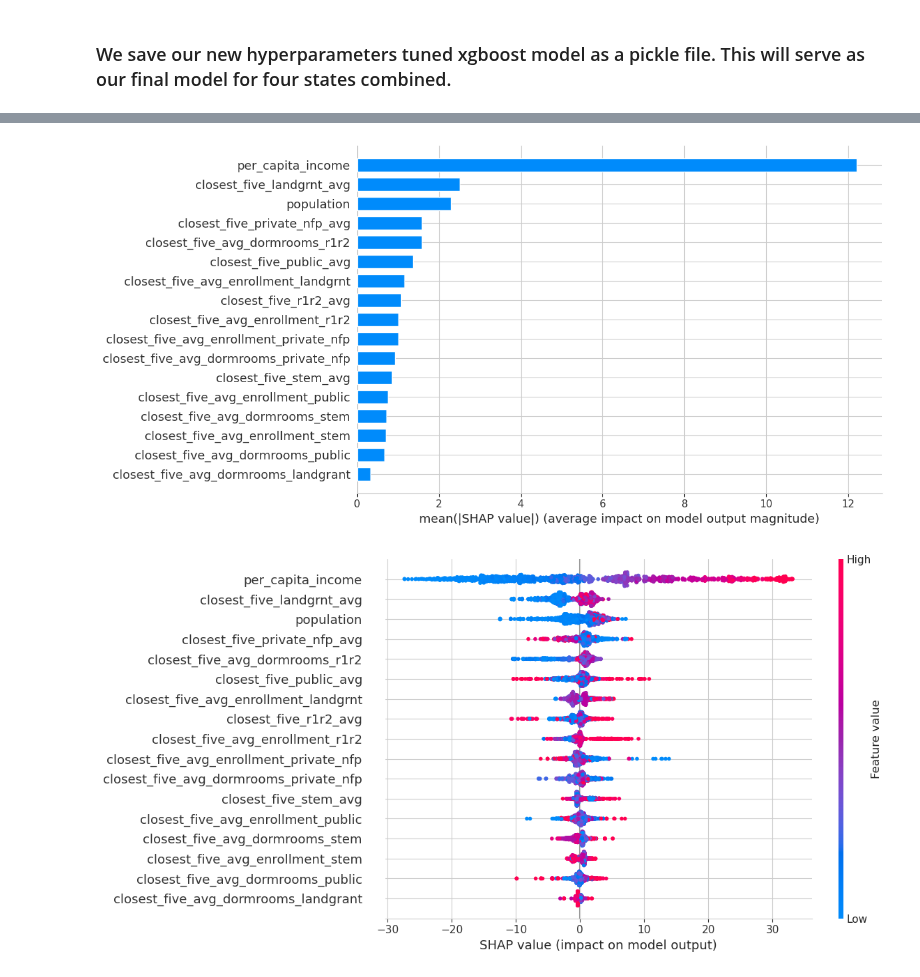
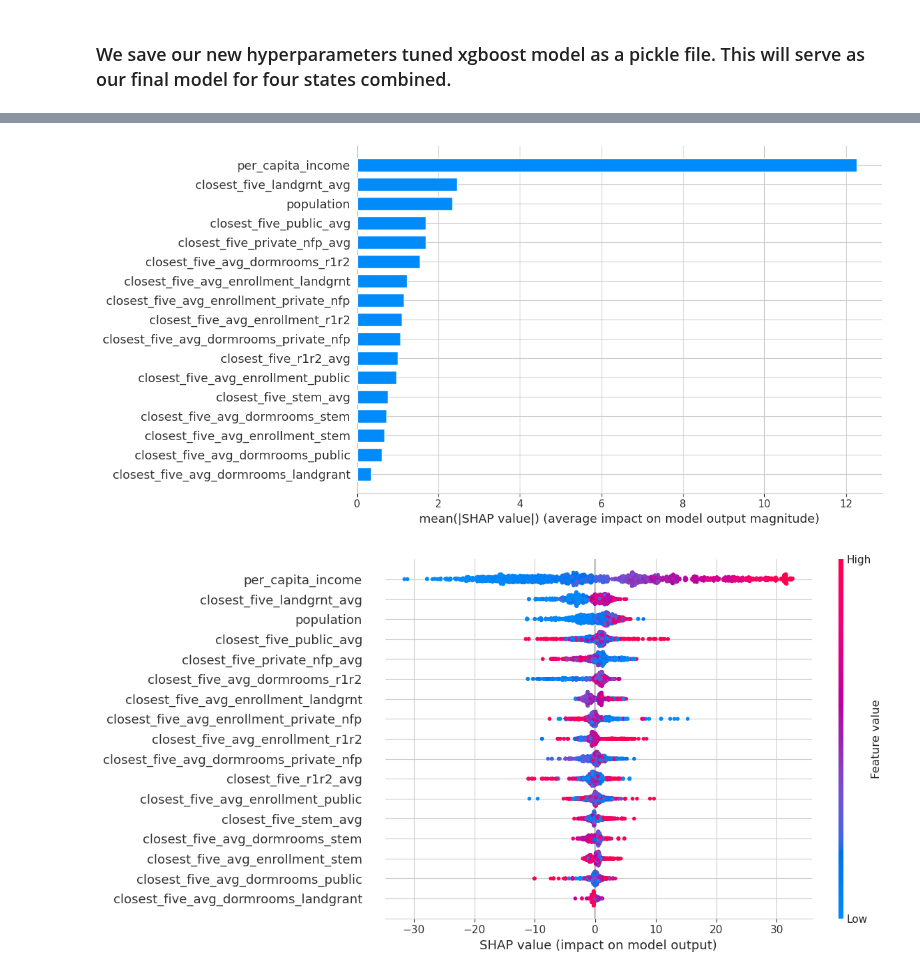
Before and after one commit to mcelhens/AP-Outcomes-to-University-Metrics, a Jupyter notebook: four_states_combined_models.ipynb, the cells around one changed output, grey strips where cells are left out. Cells and saved outputs as stored; diff of their text form; code cells hidden in the pictures.

```diff
--- a/four_states_combined_models.ipynb
+++ b/four_states_combined_models.ipynb
@@ -378,5 +394,5 @@ print(r2_score(xgb_pca_preds,validation['PERCENT_3_OR_ABOVE']))
 # %%
-xgb_preds = xgb_model.predict(validation[features])
-print(root_mean_squared_error(xgb_preds,validation['PERCENT_3_OR_ABOVE']))
-print(r2_score(xgb_preds,validation['PERCENT_3_OR_ABOVE']))
+xgb_old_preds = xgb_old_model.predict(dtest_reg)
+print(root_mean_squared_error(xgb_old_preds,validation['PERCENT_3_OR_ABOVE']))
+print(r2_score(validation['PERCENT_3_OR_ABOVE'],xgb_old_preds,multioutput='variance_weighted'))
 # %% [output]
@@ -421,11 +430,12 @@ for train_index, test_index in kfold.split(training):
     rsquared[0, i] = r2_score(holdout_data['PERCENT_3_OR_ABOVE'], baseline_pred)
 
     ## Fit and get ho mse for new hyperparameter tuned xgboost model
-    xgb_model = xgb.XGBRegressor(n_estimators=1000, max_depth=3, learning_rate=0.05,objective= 'reg:squarederror')
+    xgb_model = xgb.XGBRegressor(n_estimators=800, max_depth=3, learning_rate=0.1,objective= 'reg:squarederror')
     xgb_model.fit(train_data[features],train_data['PERCENT_3_OR_ABOVE'])
 
     rmses[1, i] = root_mean_squared_error(holdout_data['PERCENT_3_OR_ABOVE'], xgb_model.predict(holdout_data[features]))
-    rsquared[1, i] = xgb_model.score(holdout_data[features],holdout_data['PERCENT_3_OR_ABOVE'])
+    xgb_preds = xgb_model.predict(holdout_data[features])
+    rsquared[1, i] = r2_score(holdout_data['PERCENT_3_OR_ABOVE'],xgb_preds)
 
 
     ## Fit and get ho mse for old (not hyperparameter tuned) xgboost model
@@ -449,13 +459,13 @@ for train_index, test_index in kfold.split(training):
 
     y_pred = xgb_old_model.predict(dtest_reg)
     rmses[2,i] = root_mean_squared_error(holdout_data['PERCENT_3_OR_ABOVE'],y_pred)
-    rsquared[2, i] = r2_score(holdout_data['PERCENT_3_OR_ABOVE'], y_pred)
+    rsquared[2, i] = r2_score(holdout_data['PERCENT_3_OR_ABOVE'], y_pred,multioutput='variance_weighted')
 
 
     ## Fit and get ho mse for xgb PCA(0.95) model with hyperparameter tuning
     xgb_pca_pipe = Pipeline([('scale', StandardScaler()),
                              ('pca', PCA(0.95)), (
-                                 'xgb_model', xgb.XGBRegressor(n_estimators=1000, max_depth=3, learning_rate=0.05,objective= 'reg:squarederror'))])
+                                 'xgb_model', xgb.XGBRegressor(n_estimators=800, max_depth=3, learning_rate=0.1,objective= 'reg:squarederror'))])
     xgb_pca_pipe.fit(train_data[features],train_data['PERCENT_3_OR_ABOVE'])
 
     rmses[3, i] = root_mean_squared_error(holdout_data['PERCENT_3_OR_ABOVE'], xgb_pca_pipe.predict(holdout_data[features]))
@@ -509,7 +519,7 @@ Hyperparameter tuned with PCA(0.95) xgboost model Avg. CV score: 0.6981785958463
 # %% [markdown]
 ### We save our new hyperparameters tuned xgboost model as a pickle file. This will serve as our final model for four states combined.
 # %%
-xgb_model = xgb.XGBRegressor(n_estimators=1000, max_depth=3, learning_rate=0.05,objective= 'reg:squarederror')
+xgb_model = xgb.XGBRegressor(n_estimators=800, max_depth=3, learning_rate=0.1,objective= 'reg:squarederror')
 xgb_model.fit(train[features],train['PERCENT_3_OR_ABOVE'])
 # %% [output]
 XGBRegressor(base_score=None, booster=None, callbacks=None,
@@ -540,4 +583,5 @@ shap_values = explainer.shap_values(X_train)
 # %%
+fig = plt.figure()
 shap.summary_plot(
     shap_values,
     X_train,
@@ -546,13 +590,18 @@ shap.summary_plot(
     plot_size=[12, 6]
 )
 plt.show()
+with open('data/Four_states_combined_models_pickled/shap_xgb_hypertuned_bar_plot.pkl', 'wb') as f:
+    pickle.dump(fig, f)
 plt.close()
 # %% [output]
-[figure, old version]
+[figure, new version]
 # %%
 ### the scatter plot
+fig = plt.figure()
 shap.summary_plot(shap_values, X_train, show=False, plot_size=[12, 6])
 plt.show()
+with open('data/Four_states_combined_models_pickled/shap_xgb_hypertuned_scatter_plot.pkl', 'wb') as f:
+    pickle.dump(fig, f)
 plt.close()
 # %% [output]
-[figure, old version]
+[figure, new version]
```
Also changed, not shown: parts of 21 cells of this notebook, 6 other files.
